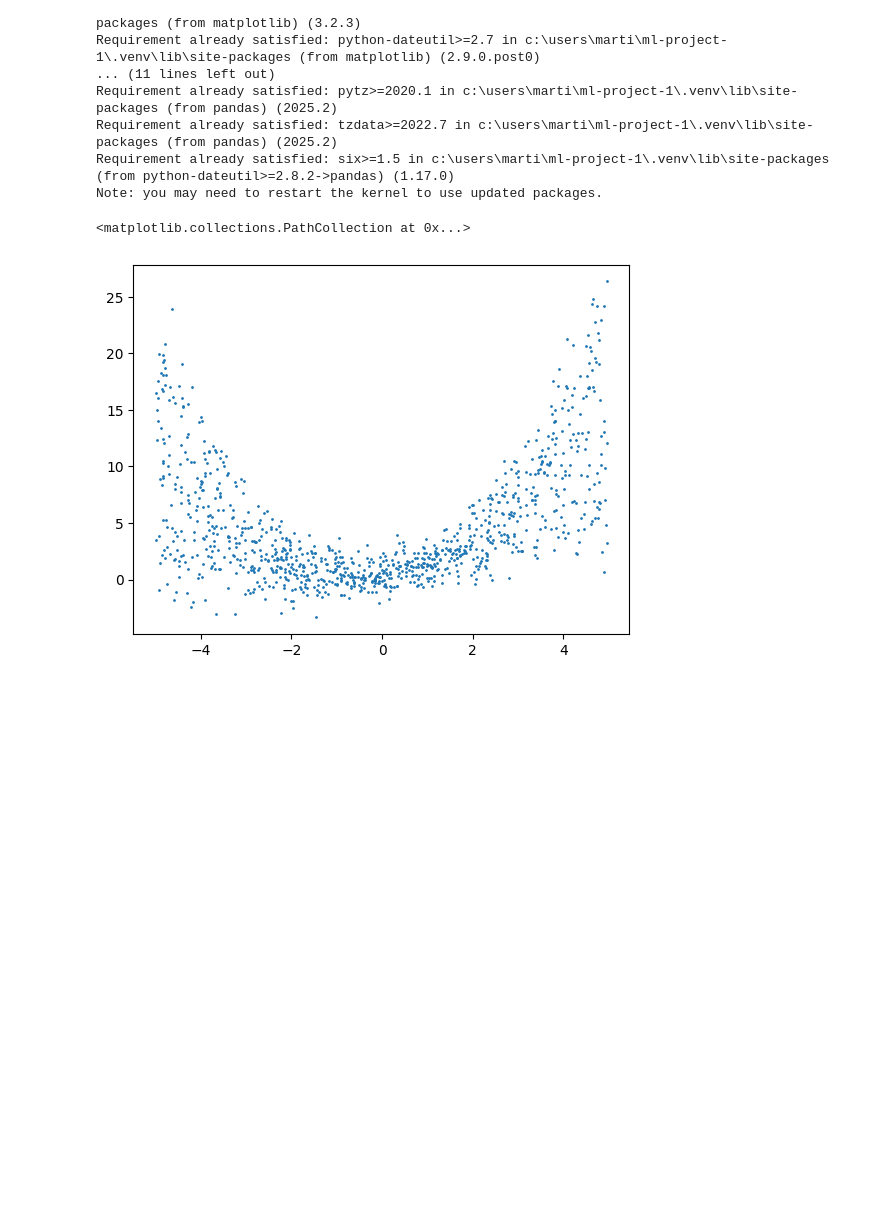
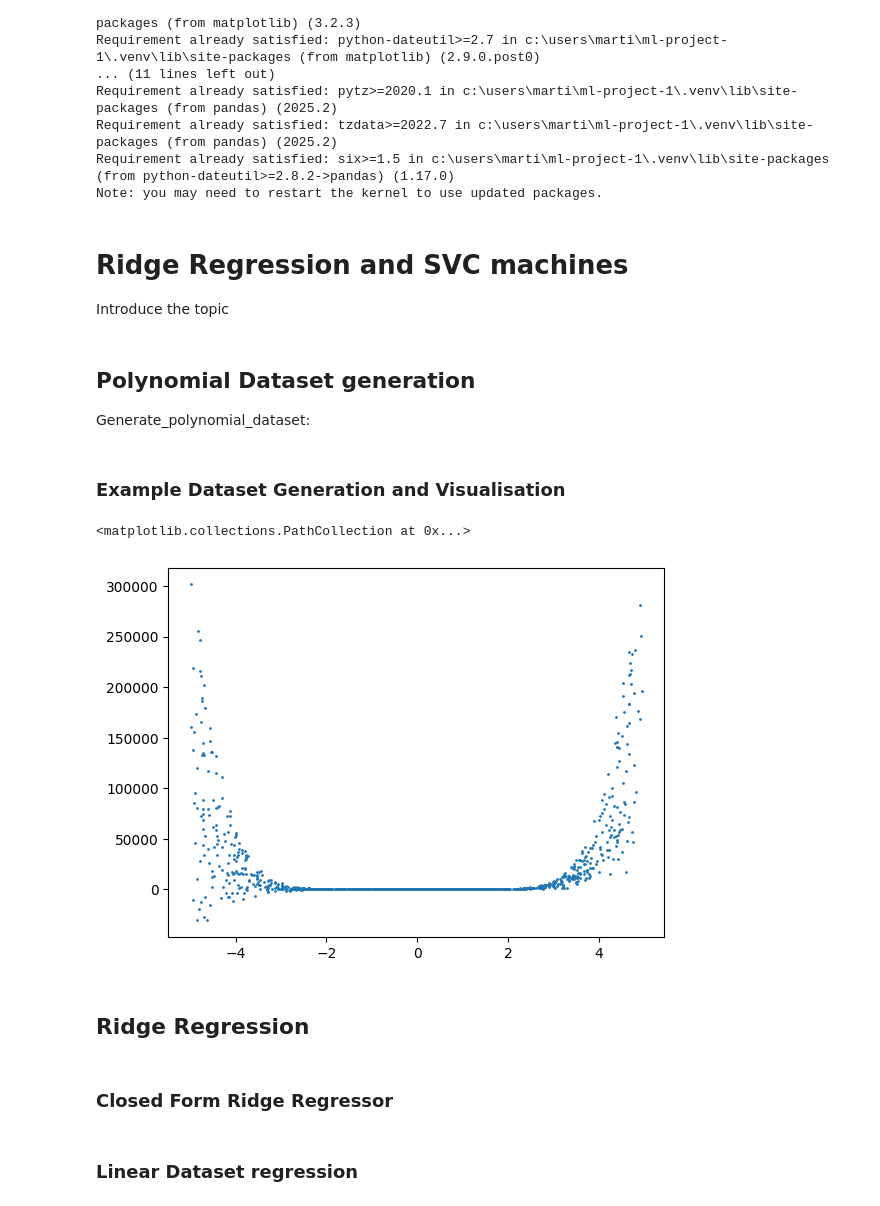
Before and after one commit to Martin-EvansUWA/ML-Project-1, a Jupyter notebook: 23621647.ipynb, the cells around one changed output. Cells and saved outputs as stored; diff of their text form; code cells hidden in the pictures; blank space fills up the shorter version.

```diff
--- a/23621647.ipynb
+++ b/23621647.ipynb
@@ -21,6 +21,10 @@ Requirement already satisfied: pytz>=2020.1 in c:\users\marti\ml-project-1\.venv
 Requirement already satisfied: tzdata>=2022.7 in c:\users\marti\ml-project-1\.venv\lib\site-packages (from pandas) (2025.2)
 Requirement already satisfied: six>=1.5 in c:\users\marti\ml-project-1\.venv\lib\site-packages (from python-dateutil>=2.8.2->pandas) (1.17.0)
 Note: you may need to restart the kernel to use updated packages.
+# %% [markdown]
+# Ridge Regression and SVC machines
+
+Introduce the topic
 # %%
 import numpy as np
 import matplotlib.pyplot as plt
@@ -30,3 +31,7 @@ N_SAMPLES = 1000
+# %% [markdown]
+## Polynomial Dataset generation
+
+Generate_polynomial_dataset:
 # %%
 def generate_polynomial_dataset(degree: int, n_samples: int):
     x_set = []
@@ -37,14 +42,18 @@ def generate_polynomial_dataset(degree: int, n_samples: int):
         x_set.append(x)
         y_set.append(y)
     return np.array(x_set), np.array(y_set)
+# %% [markdown]
+### Example Dataset Generation and Visualisation
 # %%
-np.random.seed(0)
-x, y = generate_polynomial_dataset(2, 1000)
-x,y
+x, y = generate_polynomial_dataset(8, 1000)
 plt.scatter(x, y, s=1)
 # %% [output]
 <matplotlib.collections.PathCollection at 0x...>
-[figure, old version]
+[figure, new version]
+# %% [markdown]
+## Ridge Regression
+# %% [markdown]
+### Closed Form Ridge Regressor
 # %%
 class ClosedFormRidgeRegressor:
     def __init__(self, alpha: float):
@@ -78 +102,3 @@ x_test = x_test.reshape(-1, 1)
+# %% [markdown]
+### Linear Dataset regression
 # %%
```
Also changed, not shown: parts of 23 cells of this notebook.
